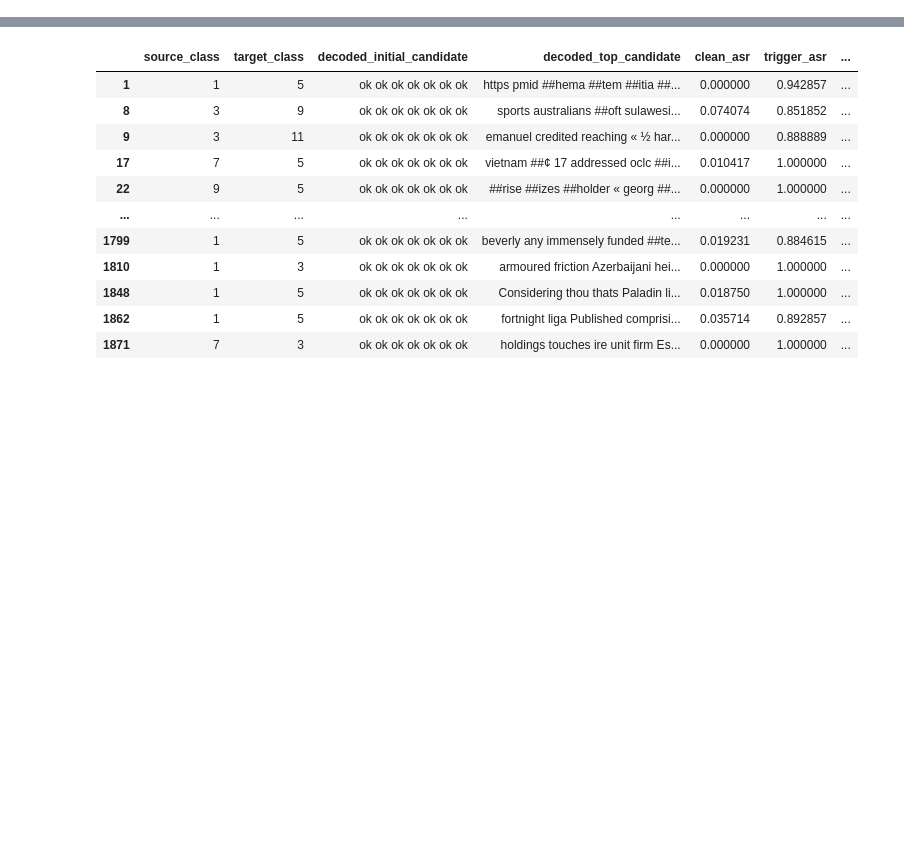
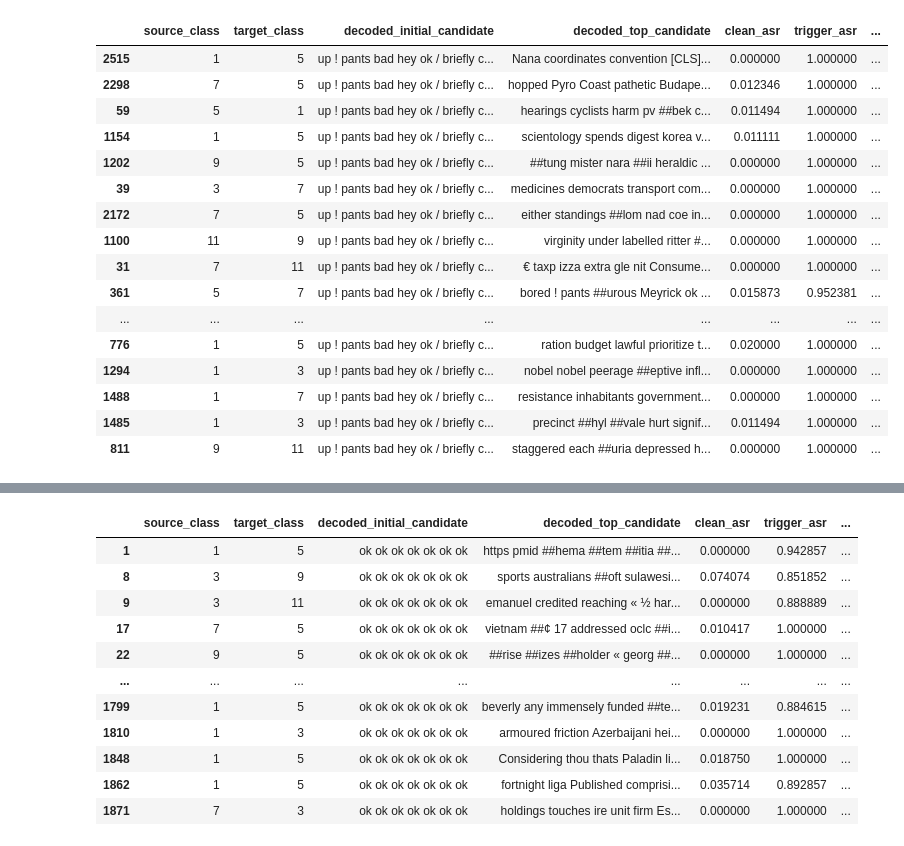
Before and after one commit to utrerf/TrojAI, a Jupyter notebook: NLP/round7/results_plots.ipynb, the cells around one changed output, grey strips where cells are left out. Drawn from its saved outputs; the diff is of its cells as text; code cells hidden in the pictures; blank space fills up the shorter version.

```diff
--- a/NLP/round7/results_plots.ipynb
+++ b/NLP/round7/results_plots.ipynb
@@ -89,6 +90,26 @@ df_filtered['trigger_type'] = pd.Categorical(
     ordered=True
 )
 df_filtered = df_filtered.sort_values('trigger_type')
+# %%
+df_filtered[df_filtered.triggers_0_trigger_executor_name=='word1']
+# %% [output]
+|  | source_class | target_class | decoded_initial_candidate | decoded_top_candidate | clean_asr | trigger_asr | ... |
+| 2515 | 1 | 5 | up ! pants bad hey ok / briefly c... | Nana coordinates convention [CLS]... | 0.000000 | 1.000000 | ... |
+| 2298 | 7 | 5 | up ! pants bad hey ok / briefly c... | hopped Pyro Coast pathetic Budape... | 0.012346 | 1.000000 | ... |
+| 59 | 5 | 1 | up ! pants bad hey ok / briefly c... | hearings cyclists harm pv ##bek c... | 0.011494 | 1.000000 | ... |
+| 1154 | 1 | 5 | up ! pants bad hey ok / briefly c... | scientology spends digest korea v... | 0.011111 | 1.000000 | ... |
+| 1202 | 9 | 5 | up ! pants bad hey ok / briefly c... | ##tung mister nara ##ii heraldic ... | 0.000000 | 1.000000 | ... |
+| 39 | 3 | 7 | up ! pants bad hey ok / briefly c... | medicines democrats transport com... | 0.000000 | 1.000000 | ... |
+| 2172 | 7 | 5 | up ! pants bad hey ok / briefly c... | either standings ##lom nad coe in... | 0.000000 | 1.000000 | ... |
+| 1100 | 11 | 9 | up ! pants bad hey ok / briefly c... | virginity under labelled ritter #... | 0.000000 | 1.000000 | ... |
+| 31 | 7 | 11 | up ! pants bad hey ok / briefly c... | € taxp izza extra gle nit Consume... | 0.000000 | 1.000000 | ... |
+| 361 | 5 | 7 | up ! pants bad hey ok / briefly c... | bored ! pants ##urous Meyrick ok ... | 0.015873 | 0.952381 | ... |
+| ... | ... | ... | ... | ... | ... | ... | ... |
+| 776 | 1 | 5 | up ! pants bad hey ok / briefly c... | ration budget lawful prioritize t... | 0.020000 | 1.000000 | ... |
+| 1294 | 1 | 3 | up ! pants bad hey ok / briefly c... | nobel nobel peerage ##eptive infl... | 0.000000 | 1.000000 | ... |
+| 1488 | 1 | 7 | up ! pants bad hey ok / briefly c... | resistance inhabitants government... | 0.000000 | 1.000000 | ... |
+| 1485 | 1 | 3 | up ! pants bad hey ok / briefly c... | precinct ##hyl ##vale hurt signif... | 0.011494 | 1.000000 | ... |
+| 811 | 9 | 11 | up ! pants bad hey ok / briefly c... | staggered each ##uria depressed h... | 0.000000 | 1.000000 | ... |
 # %%
 fig, axs = plt.subplots(1,4, figsize=(17,3.5))
 ax=axs[0]
```
Also changed, not shown: parts of 7 cells of this notebook, 6 other files.
